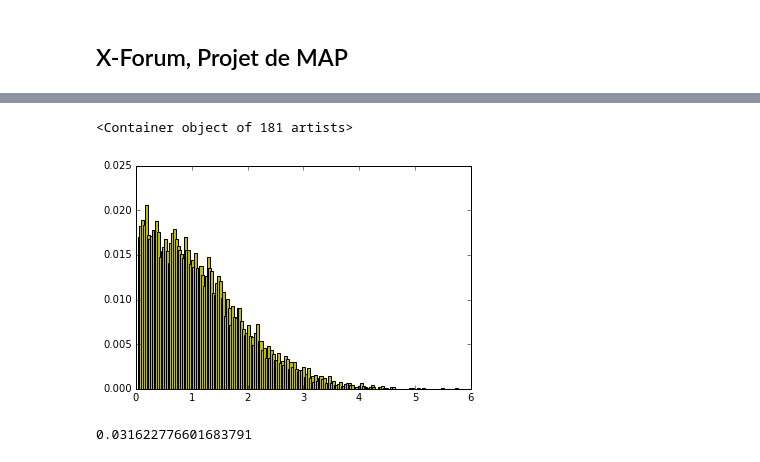
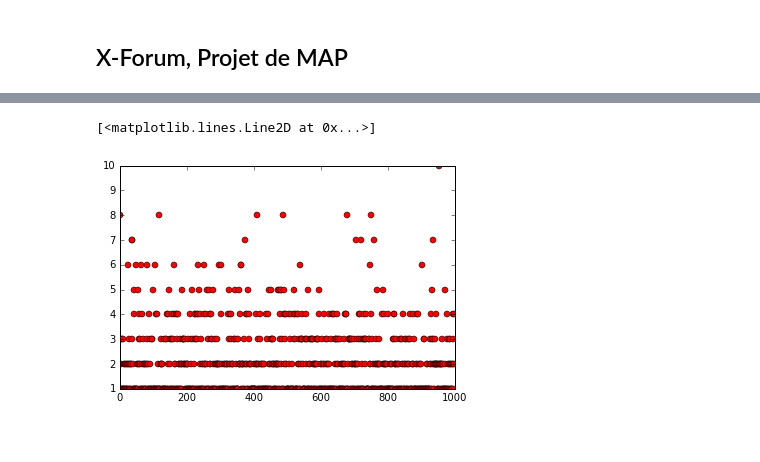
Before and after one commit to ZiggerZZ/MapProjetXForum, a Jupyter notebook: MAP Projet.ipynb, the cells around one changed output, grey strips where cells are left out. Saved outputs shown, nothing was run; the diff lists cells and outputs as text; code cells hidden in the pictures.

```diff
--- a/MAP Projet.ipynb
+++ b/MAP Projet.ipynb
@@ -56,9 +12,0 @@ width = 10.0/len(A_N_possibles) #have to check
-# %%
-plt.bar(A_N_possibles, probability, width=width, color='y')
-# %% [output]
-<Container object of 181 artists>
-[figure, removed]
-# %%
-A_N_possibles[0]
-# %% [output]
-0.031622776601683791
@@ -64,0 +47,47 @@ A_N_possibles[0]
+# %%
+#n - number of colors, N - number of goodies of each color, s - strategy (1 or 2)
+#return one realisation of chosen random variable
+def generate_random_variable(n, N, s):
+    boxes = N*np.ones(n, dtype=np.int)
+    variable = 0
+    #taking goodies while there are in both boxes
+    while all(box > 0 for box in boxes):
+        boxes = choose_a_goodie(boxes, n, s)
+    variable = np.sum(boxes)
+    return variable
+
+#n - number of colors, N - number of goodies of each color, k - number of simulations, s - strategy (1 or 2)
+#returns array of realisations of chosen random variable
+def make_simulations(n, N, k, s):
+    variables = np.zeros(k) #number of goodies left at the end
+    for i in range(k): #i - index of the simulation
+        variables[i] = generate_random_variable(n, N, s)
+    return variables
+
+#!!!counts empirical probabilities by given sample with addinig missing values; variables must be an array of int
+def values_and_empirical_probabilities(variables):
+    c = Counter(variables)
+    k = len(variables)
+    max_number_of_goodies_left = int(max(c.keys()))
+    all_possible_numbers_of_goodies_left = range(1, 1 + max_number_of_goodies_left)
+    res = np.zeros(max_number_of_goodies_left + 1)
+
+    for i in all_possible_numbers_of_goodies_left:
+        res[i] = c[i]
+    probability = (1.0/k)*np.array(res[1:max_number_of_goodies_left + 1])
+
+    return (np.array(all_possible_numbers_of_goodies_left), probability)
+# %%
+n = 2 #number of colors
+N = 1000 #number of goodies of each color
+k = 1000 #number of simulations
+s = 2 # strategy
+coefficient = 1
+if s == 1:
+    coefficient = 1.0/math.sqrt(N)
+
+variables = make_simulations(n, N, k, s)
+plt.plot(np.arange(k), coefficient*variables, 'ro')
+# %% [output]
+[<matplotlib.lines.Line2D at 0x...>]
+[figure, added]
```
Also changed, not shown: parts of 24 cells of this notebook.
